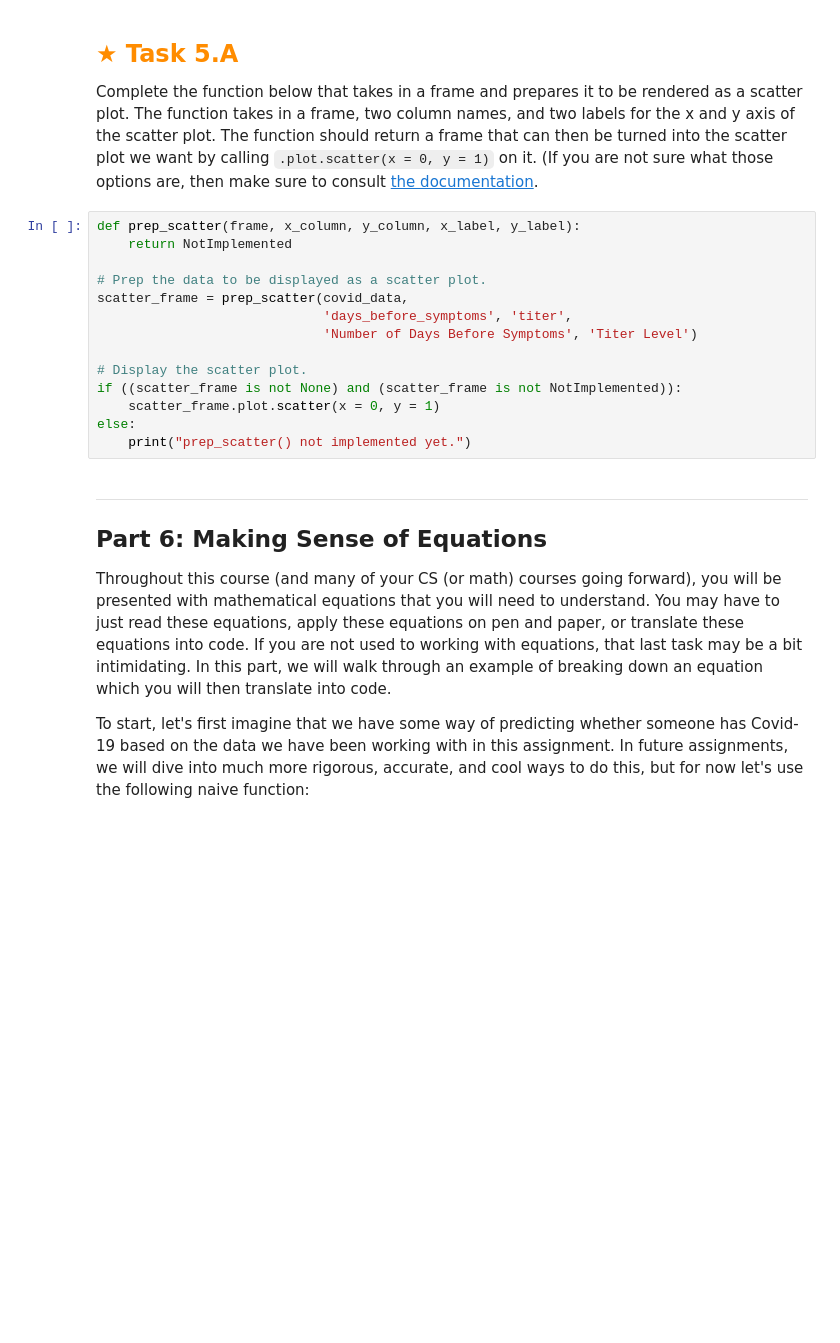
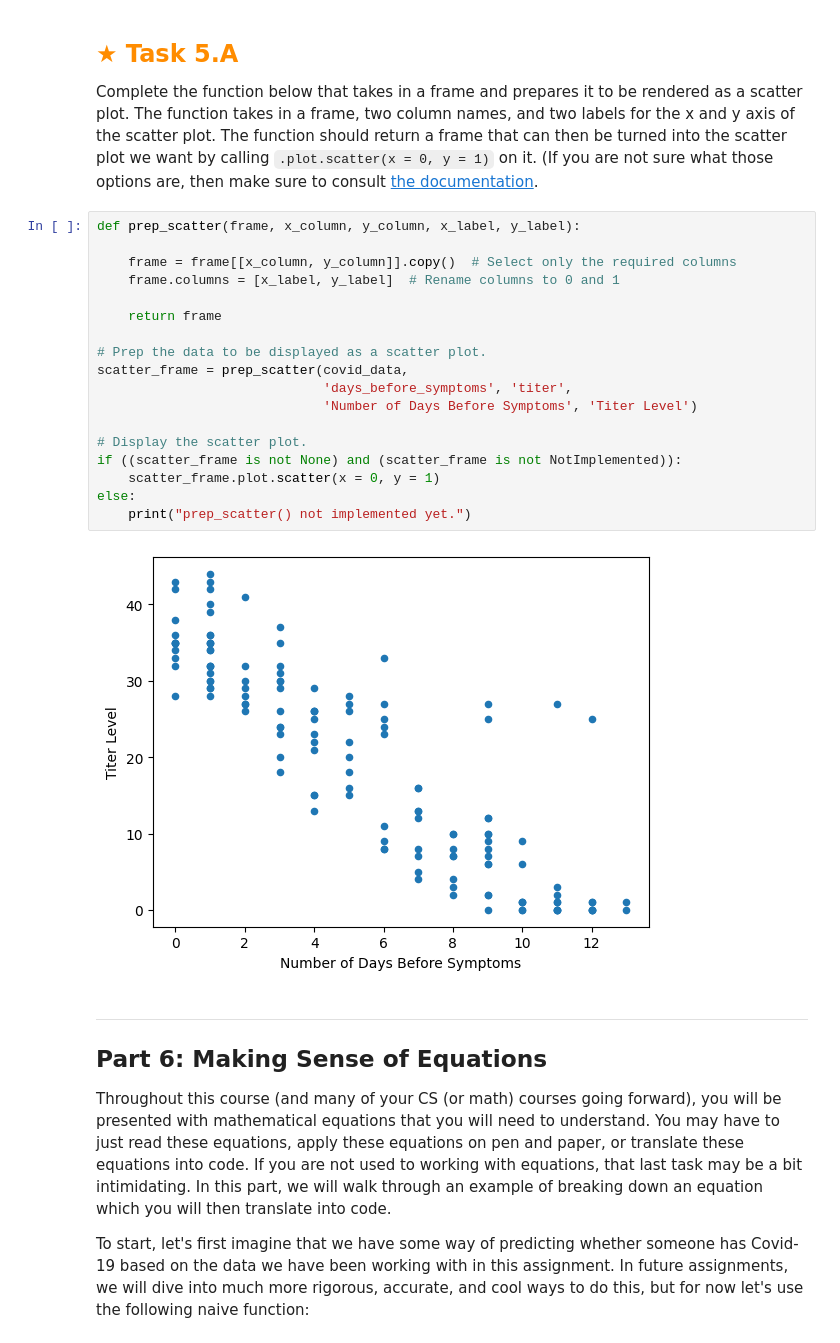
Before and after one commit to IJustWantAJob/CSE40-Assignment1, a Jupyter notebook: assignment.ipynb, the cells around one changed output. Drawn from its saved outputs; the diff is of its cells as text; blank space fills up the shorter version.

```diff
--- a/assignment.ipynb
+++ b/assignment.ipynb
@@ -1381,18 +1420,24 @@ The function should return a frame that can then be turned into the scatter plot
 (If you are not sure what those options are, then make sure to consult [the documentation](https://pandas.pydata.org/pandas-docs/stable/reference/api/pandas.DataFrame.plot.scatter.html).
 # %%
 def prep_scatter(frame, x_column, y_column, x_label, y_label):
-    return NotImplemented
+
+    frame = frame[[x_column, y_column]].copy()  # Select only the required columns
+    frame.columns = [x_label, y_label]  # Rename columns to 0 and 1
+
+    return frame
 
 # Prep the data to be displayed as a scatter plot.
 scatter_frame = prep_scatter(covid_data,
                              'days_before_symptoms', 'titer',
                              'Number of Days Before Symptoms', 'Titer Level')
 
 # Display the scatter plot.
 if ((scatter_frame is not None) and (scatter_frame is not NotImplemented)):
     scatter_frame.plot.scatter(x = 0, y = 1)
 else:
     print("prep_scatter() not implemented yet.")
+# %% [output]
+[figure, added]
 # %% [markdown]
 ---
 
```
Also changed, not shown: parts of 15 cells of this notebook.
